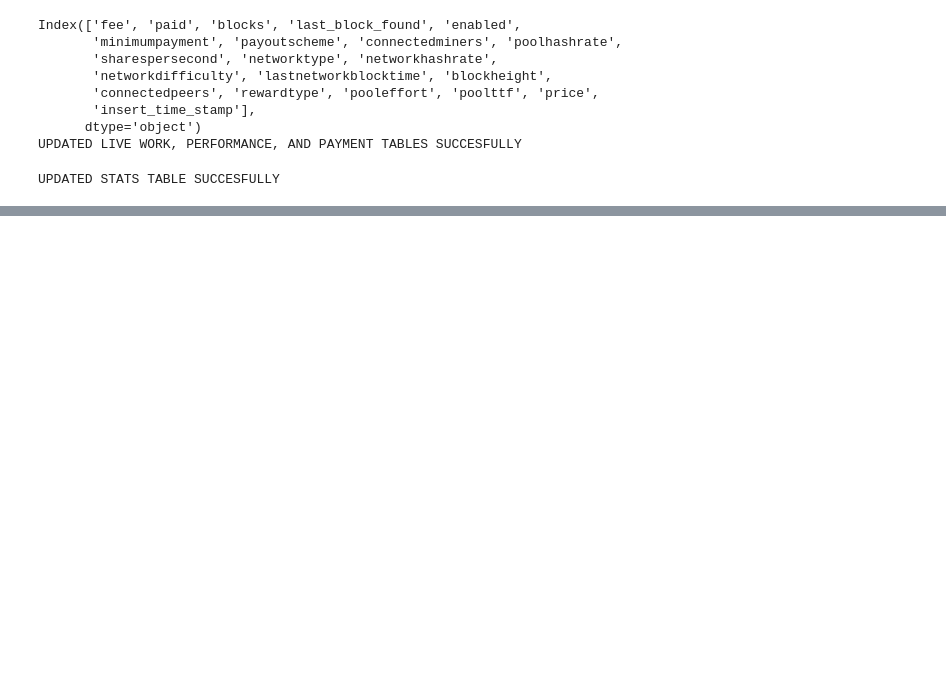
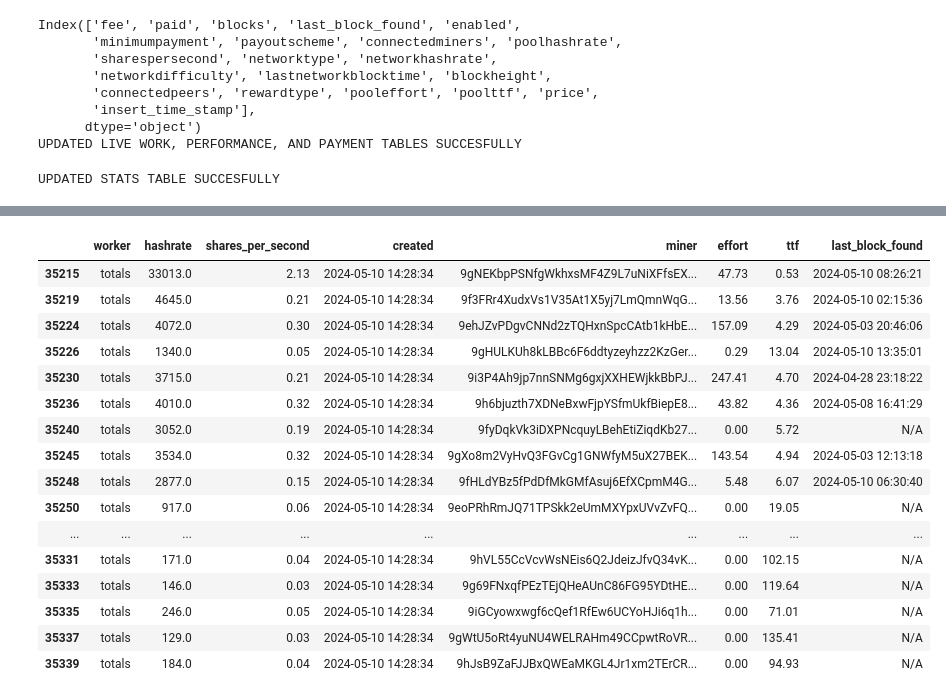
Before and after one commit to marctheshark3/sigmanaut-mining-pool-ui, a Jupyter notebook: testing_2_db.ipynb, the cells around one changed output, grey strips where cells are left out. Cells and saved outputs as stored; diff of their text form; code cells hidden in the pictures; blank space fills up the shorter version.

```diff
--- a/testing_2_db.ipynb
+++ b/testing_2_db.ipynb
@@ -88,0 +95,23 @@ db_sync.db.get_db_size()
+# %%
+df = db_sync.db.fetch_data('live_worker')
+df = df[df.created == max(df.created)]
+df = df[df.worker == 'totals']
+df
+# %% [output]
+|  | worker | hashrate | shares_per_second | created | miner | effort | ttf | last_block_found |
+| 35215 | totals | 33013.0 | 2.13 | 2024-05-10 14:28:34 | 9gNEKbpPSNfgWkhxsMF4Z9L7uNiXFfsEX... | 47.73 | 0.53 | 2024-05-10 08:26:21 |
+| 35219 | totals | 4645.0 | 0.21 | 2024-05-10 14:28:34 | 9f3FRr4XudxVs1V35At1X5yj7LmQmnWqG... | 13.56 | 3.76 | 2024-05-10 02:15:36 |
+| 35224 | totals | 4072.0 | 0.30 | 2024-05-10 14:28:34 | 9ehJZvPDgvCNNd2zTQHxnSpcCAtb1kHbE... | 157.09 | 4.29 | 2024-05-03 20:46:06 |
+| 35226 | totals | 1340.0 | 0.05 | 2024-05-10 14:28:34 | 9gHULKUh8kLBBc6F6ddtyzeyhzz2KzGer... | 0.29 | 13.04 | 2024-05-10 13:35:01 |
+| 35230 | totals | 3715.0 | 0.21 | 2024-05-10 14:28:34 | 9i3P4Ah9jp7nnSNMg6gxjXXHEWjkkBbPJ... | 247.41 | 4.70 | 2024-04-28 23:18:22 |
+| 35236 | totals | 4010.0 | 0.32 | 2024-05-10 14:28:34 | 9h6bjuzth7XDNeBxwFjpYSfmUkfBiepE8... | 43.82 | 4.36 | 2024-05-08 16:41:29 |
+| 35240 | totals | 3052.0 | 0.19 | 2024-05-10 14:28:34 | 9fyDqkVk3iDXPNcquyLBehEtiZiqdKb27... | 0.00 | 5.72 | N/A |
+| 35245 | totals | 3534.0 | 0.32 | 2024-05-10 14:28:34 | 9gXo8m2VyHvQ3FGvCg1GNWfyM5uX27BEK... | 143.54 | 4.94 | 2024-05-03 12:13:18 |
+| 35248 | totals | 2877.0 | 0.15 | 2024-05-10 14:28:34 | 9fHLdYBz5fPdDfMkGMfAsuj6EfXCpmM4G... | 5.48 | 6.07 | 2024-05-10 06:30:40 |
+| 35250 | totals | 917.0 | 0.06 | 2024-05-10 14:28:34 | 9eoPRhRmJQ71TPSkk2eUmMXYpxUVvZvFQ... | 0.00 | 19.05 | N/A |
+| ... | ... | ... | ... | ... | ... | ... | ... | ... |
+| 35331 | totals | 171.0 | 0.04 | 2024-05-10 14:28:34 | 9hVL55CcVcvWsNEis6Q2JdeizJfvQ34vK... | 0.00 | 102.15 | N/A |
+| 35333 | totals | 146.0 | 0.03 | 2024-05-10 14:28:34 | 9g69FNxqfPEzTEjQHeAUnC86FG95YDtHE... | 0.00 | 119.64 | N/A |
+| 35335 | totals | 246.0 | 0.05 | 2024-05-10 14:28:34 | 9iGCyowxwgf6cQef1RfEw6UCYoHJi6q1h... | 0.00 | 71.01 | N/A |
+| 35337 | totals | 129.0 | 0.03 | 2024-05-10 14:28:34 | 9gWtU5oRt4yuNU4WELRAHm49CCpwtRoVR... | 0.00 | 135.41 | N/A |
+| 35339 | totals | 184.0 | 0.04 | 2024-05-10 14:28:34 | 9hJsB9ZaFJJBxQWEaMKGL4Jr1xm2TErCR... | 0.00 | 94.93 | N/A |
```
Also changed, not shown: parts of 14 cells of this notebook, 4 other files.
